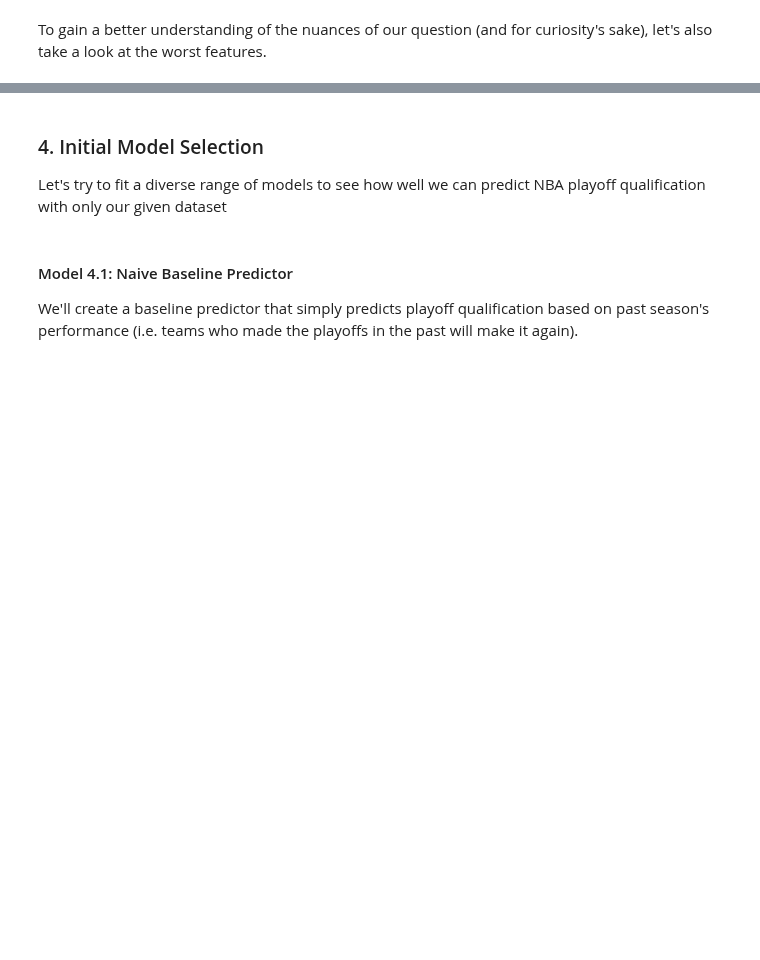
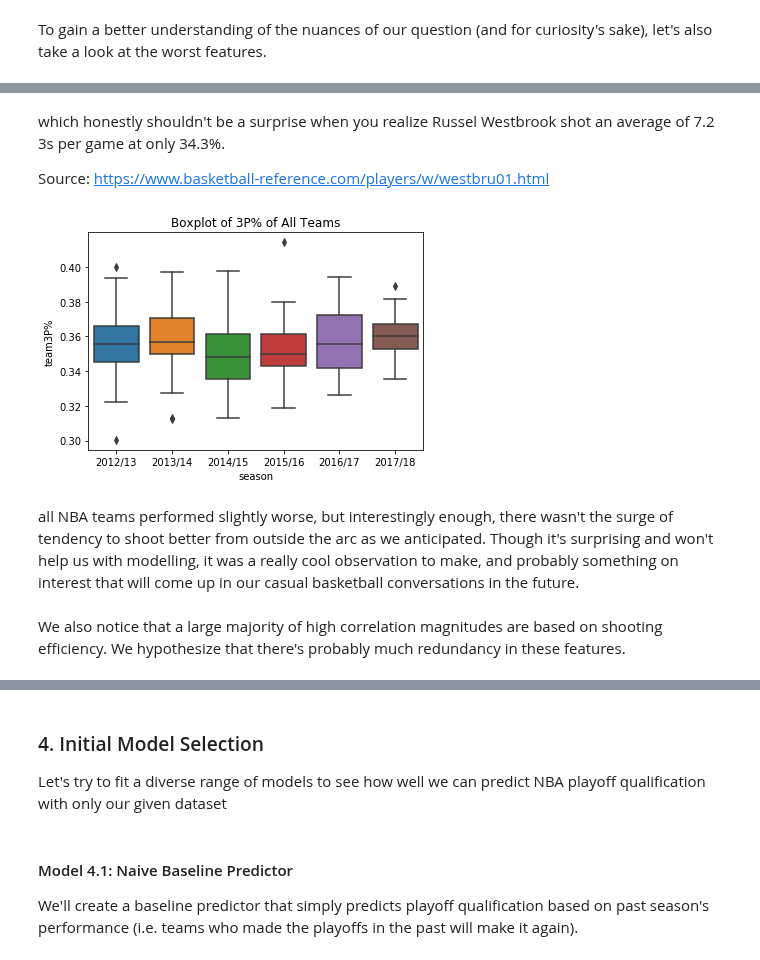
Before and after one commit to ktang98/basketball_analysis, a Jupyter notebook: basketball/basketball_analysis.ipynb, the cells around one changed output, grey strips where cells are left out. Cells and saved outputs as stored; diff of their text form; code cells hidden in the pictures; blank space fills up the shorter version.

```diff
--- a/basketball/basketball_analysis.ipynb
+++ b/basketball/basketball_analysis.ipynb
@@ -364,3 +310,17 @@ Nevertheless, we notice that a large majority of high correlation magnitudes are
+# %% [markdown]
+which honestly shouldn't be a surprise when you realize Russel Westbrook shot an average of 7.2	3s per game at only 34.3%.
+
+Source: https://www.basketball-reference.com/players/w/westbru01.html
+# %%
+all_teams = pd.DataFrame(all_data.to_records())
+sns.boxplot('season', 'team3P%', data=all_teams)
+plt.title("Boxplot of 3P% of All Teams");
+# %% [output]
+[figure, added]
+# %% [markdown]
+all NBA teams performed slightly worse, but interestingly enough, there wasn't the surge of tendency to shoot better from outside the arc as we anticipated. Though it's surprising and won't help us with modelling, it was a really cool observation to make, and probably something on interest that will come up in our casual basketball conversations in the future.
+# %% [markdown]
+We also notice that a large majority of high correlation magnitudes are based on shooting efficiency. We hypothesize that there's probably much redundancy in these features.
 # %%
 shooting_metrics = mov_avg_data_new[['teamTS%', 'teamEFG%', 'team2P%', 'teamFG%', 'teamPPS']]
 
```
Also changed, not shown: parts of 65 cells of this notebook.
